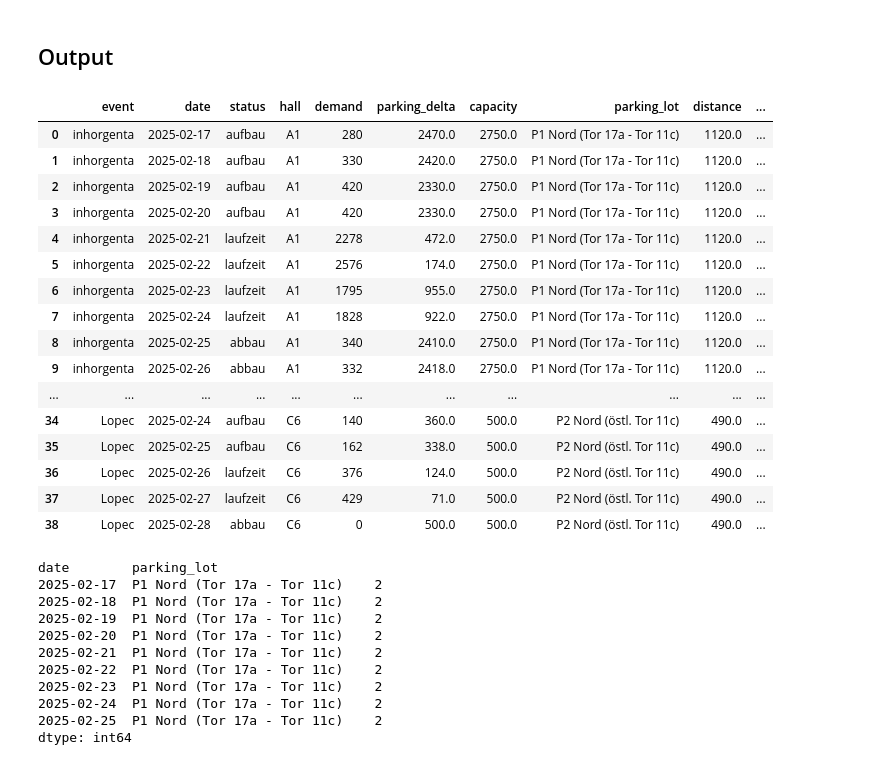
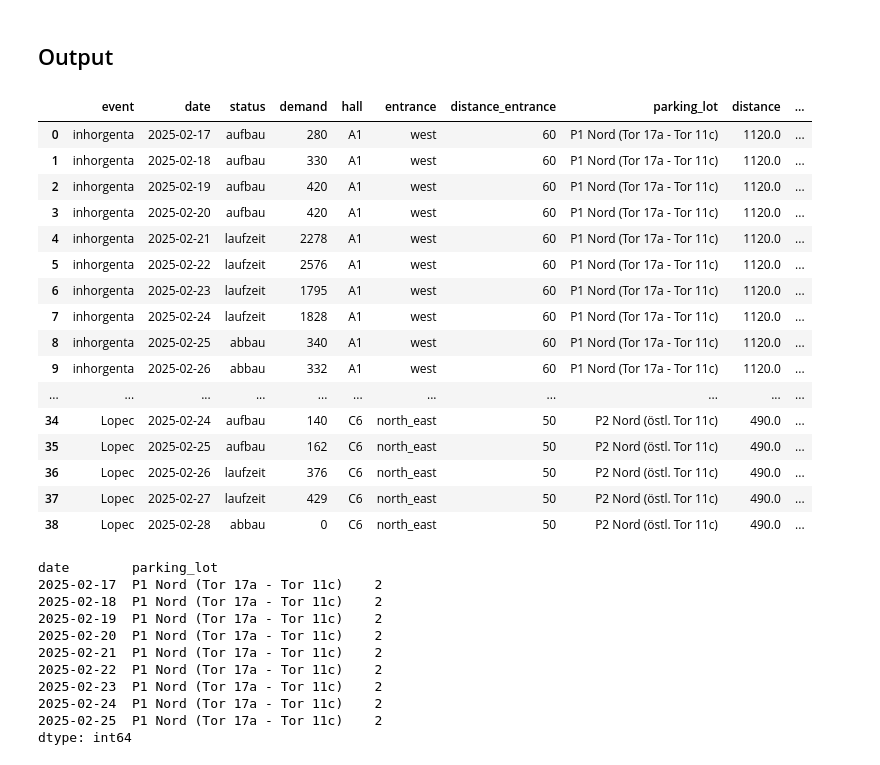
Before and after one commit to schwarzjakob/southpark, a Jupyter notebook: notebooks/first_algorithm_implementation.ipynb, the cells around one changed output. Cells and saved outputs as stored; diff of their text form; code cells hidden in the pictures.

```diff
--- a/notebooks/first_algorithm_implementation.ipynb
+++ b/notebooks/first_algorithm_implementation.ipynb
@@ -381,25 +381,25 @@ df_events_halls_allocated_parking_lot = pd.merge(
 # %%
 # Alternative allocation algorithm results does not solve the problem
 pd.set_option('display.max_rows', None)
-df_events_halls_allocated_parking_lot[['event', 'date', 'status', 'hall', 'demand', 'parking_delta', 'capacity', 'parking_lot', 'distance', 'max_demand']].head(100).reset_index(drop=True)
+df_events_halls_allocated_parking_lot.head(100).reset_index(drop=True)
 # %% [output]
-|  | event | date | status | hall | demand | parking_delta | capacity | parking_lot | distance | ... |
-| 0 | inhorgenta | 2025-02-17 | aufbau | A1 | 280 | 2470.0 | 2750.0 | P1 Nord (Tor 17a - Tor 11c) | 1120.0 | ... |
-| 1 | inhorgenta | 2025-02-18 | aufbau | A1 | 330 | 2420.0 | 2750.0 | P1 Nord (Tor 17a - Tor 11c) | 1120.0 | ... |
-| 2 | inhorgenta | 2025-02-19 | aufbau | A1 | 420 | 2330.0 | 2750.0 | P1 Nord (Tor 17a - Tor 11c) | 1120.0 | ... |
-| 3 | inhorgenta | 2025-02-20 | aufbau | A1 | 420 | 2330.0 | 2750.0 | P1 Nord (Tor 17a - Tor 11c) | 1120.0 | ... |
-| 4 | inhorgenta | 2025-02-21 | laufzeit | A1 | 2278 | 472.0 | 2750.0 | P1 Nord (Tor 17a - Tor 11c) | 1120.0 | ... |
-| 5 | inhorgenta | 2025-02-22 | laufzeit | A1 | 2576 | 174.0 | 2750.0 | P1 Nord (Tor 17a - Tor 11c) | 1120.0 | ... |
-| 6 | inhorgenta | 2025-02-23 | laufzeit | A1 | 1795 | 955.0 | 2750.0 | P1 Nord (Tor 17a - Tor 11c) | 1120.0 | ... |
-| 7 | inhorgenta | 2025-02-24 | laufzeit | A1 | 1828 | 922.0 | 2750.0 | P1 Nord (Tor 17a - Tor 11c) | 1120.0 | ... |
-| 8 | inhorgenta | 2025-02-25 | abbau | A1 | 340 | 2410.0 | 2750.0 | P1 Nord (Tor 17a - Tor 11c) | 1120.0 | ... |
-| 9 | inhorgenta | 2025-02-26 | abbau | A1 | 332 | 2418.0 | 2750.0 | P1 Nord (Tor 17a - Tor 11c) | 1120.0 | ... |
+|  | event | date | status | demand | hall | entrance | distance_entrance | parking_lot | distance | ... |
+| 0 | inhorgenta | 2025-02-17 | aufbau | 280 | A1 | west | 60 | P1 Nord (Tor 17a - Tor 11c) | 1120.0 | ... |
+| 1 | inhorgenta | 2025-02-18 | aufbau | 330 | A1 | west | 60 | P1 Nord (Tor 17a - Tor 11c) | 1120.0 | ... |
+| 2 | inhorgenta | 2025-02-19 | aufbau | 420 | A1 | west | 60 | P1 Nord (Tor 17a - Tor 11c) | 1120.0 | ... |
+| 3 | inhorgenta | 2025-02-20 | aufbau | 420 | A1 | west | 60 | P1 Nord (Tor 17a - Tor 11c) | 1120.0 | ... |
+| 4 | inhorgenta | 2025-02-21 | laufzeit | 2278 | A1 | west | 60 | P1 Nord (Tor 17a - Tor 11c) | 1120.0 | ... |
+| 5 | inhorgenta | 2025-02-22 | laufzeit | 2576 | A1 | west | 60 | P1 Nord (Tor 17a - Tor 11c) | 1120.0 | ... |
+| 6 | inhorgenta | 2025-02-23 | laufzeit | 1795 | A1 | west | 60 | P1 Nord (Tor 17a - Tor 11c) | 1120.0 | ... |
+| 7 | inhorgenta | 2025-02-24 | laufzeit | 1828 | A1 | west | 60 | P1 Nord (Tor 17a - Tor 11c) | 1120.0 | ... |
+| 8 | inhorgenta | 2025-02-25 | abbau | 340 | A1 | west | 60 | P1 Nord (Tor 17a - Tor 11c) | 1120.0 | ... |
+| 9 | inhorgenta | 2025-02-26 | abbau | 332 | A1 | west | 60 | P1 Nord (Tor 17a - Tor 11c) | 1120.0 | ... |
 | ... | ... | ... | ... | ... | ... | ... | ... | ... | ... | ... |
-| 34 | Lopec | 2025-02-24 | aufbau | C6 | 140 | 360.0 | 500.0 | P2 Nord (östl. Tor 11c) | 490.0 | ... |
-| 35 | Lopec | 2025-02-25 | aufbau | C6 | 162 | 338.0 | 500.0 | P2 Nord (östl. Tor 11c) | 490.0 | ... |
-| 36 | Lopec | 2025-02-26 | laufzeit | C6 | 376 | 124.0 | 500.0 | P2 Nord (östl. Tor 11c) | 490.0 | ... |
-| 37 | Lopec | 2025-02-27 | laufzeit | C6 | 429 | 71.0 | 500.0 | P2 Nord (östl. Tor 11c) | 490.0 | ... |
-| 38 | Lopec | 2025-02-28 | abbau | C6 | 0 | 500.0 | 500.0 | P2 Nord (östl. Tor 11c) | 490.0 | ... |
+| 34 | Lopec | 2025-02-24 | aufbau | 140 | C6 | north_east | 50 | P2 Nord (östl. Tor 11c) | 490.0 | ... |
+| 35 | Lopec | 2025-02-25 | aufbau | 162 | C6 | north_east | 50 | P2 Nord (östl. Tor 11c) | 490.0 | ... |
+| 36 | Lopec | 2025-02-26 | laufzeit | 376 | C6 | north_east | 50 | P2 Nord (östl. Tor 11c) | 490.0 | ... |
+| 37 | Lopec | 2025-02-27 | laufzeit | 429 | C6 | north_east | 50 | P2 Nord (östl. Tor 11c) | 490.0 | ... |
+| 38 | Lopec | 2025-02-28 | abbau | 0 | C6 | north_east | 50 | P2 Nord (östl. Tor 11c) | 490.0 | ... |
 # %%
 # Check for duplicate parking lot allocations
 # Group by 'date' and 'parking_lot' and count occurrences
```
Also changed, not shown: parts of 2 cells of this notebook.
